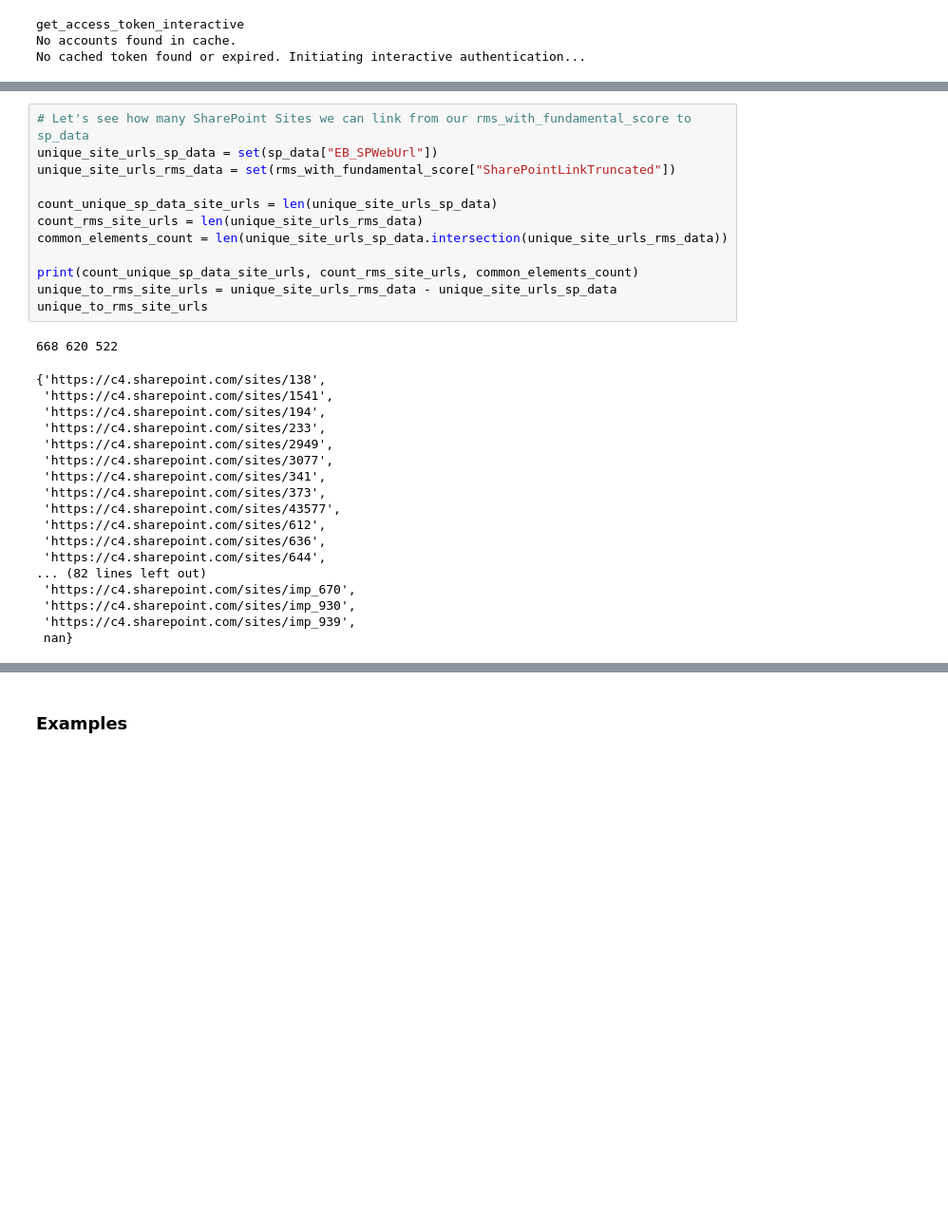
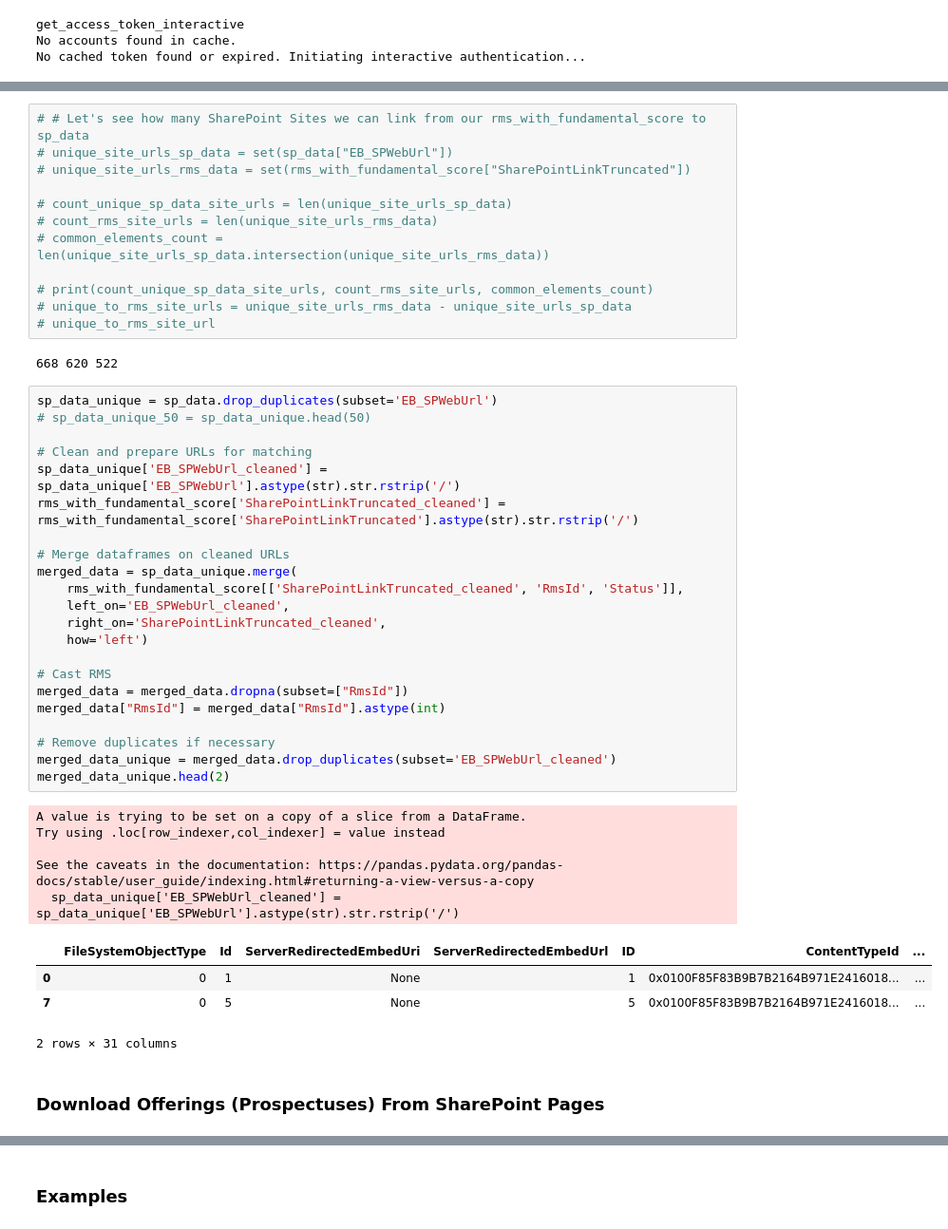
Before and after one commit to pierrehogenhaug/mester, a Jupyter notebook: testings.ipynb, the cells around one changed output, grey strips where cells are left out. Shown: that part at 95% size. Cells and saved outputs as stored; diff of their text form; blank space fills up the shorter version.

```diff
--- a/testings.ipynb
+++ b/testings.ipynb
@@ -394,31 +387,48 @@ rms_with_fundamental_score
 # %%
-# Let's see how many SharePoint Sites we can link from our rms_with_fundamental_score to sp_data
-unique_site_urls_sp_data = set(sp_data["EB_SPWebUrl"])
-unique_site_urls_rms_data = set(rms_with_fundamental_score["SharePointLinkTruncated"])
+# # Let's see how many SharePoint Sites we can link from our rms_with_fundamental_score to sp_data
+# unique_site_urls_sp_data = set(sp_data["EB_SPWebUrl"])
+# unique_site_urls_rms_data = set(rms_with_fundamental_score["SharePointLinkTruncated"])
 
-count_unique_sp_data_site_urls = len(unique_site_urls_sp_data)
-count_rms_site_urls = len(unique_site_urls_rms_data)
-common_elements_count = len(unique_site_urls_sp_data.intersection(unique_site_urls_rms_data))
+# count_unique_sp_data_site_urls = len(unique_site_urls_sp_data)
+# count_rms_site_urls = len(unique_site_urls_rms_data)
+# common_elements_count = len(unique_site_urls_sp_data.intersection(unique_site_urls_rms_data))
 
-print(count_unique_sp_data_site_urls, count_rms_site_urls, common_elements_count)
-unique_to_rms_site_urls = unique_site_urls_rms_data - unique_site_urls_sp_data
-unique_to_rms_site_urls
+# print(count_unique_sp_data_site_urls, count_rms_site_urls, common_elements_count)
+# unique_to_rms_site_urls = unique_site_urls_rms_data - unique_site_urls_sp_data
+# unique_to_rms_site_url
 # %% [output]
 668 620 522
-{'https://c4.sharepoint.com/sites/138',
- 'https://c4.sharepoint.com/sites/1541',
- 'https://c4.sharepoint.com/sites/194',
- 'https://c4.sharepoint.com/sites/233',
- 'https://c4.sharepoint.com/sites/2949',
- 'https://c4.sharepoint.com/sites/3077',
- 'https://c4.sharepoint.com/sites/341',
- 'https://c4.sharepoint.com/sites/373',
- 'https://c4.sharepoint.com/sites/43577',
- 'https://c4.sharepoint.com/sites/612',
- 'https://c4.sharepoint.com/sites/636',
- 'https://c4.sharepoint.com/sites/644',
-... (82 lines left out)
- 'https://c4.sharepoint.com/sites/imp_670',
- 'https://c4.sharepoint.com/sites/imp_930',
- 'https://c4.sharepoint.com/sites/imp_939',
- nan}
+# %%
+sp_data_unique = sp_data.drop_duplicates(subset='EB_SPWebUrl')
+# sp_data_unique_50 = sp_data_unique.head(50)
+
+# Clean and prepare URLs for matching
+sp_data_unique['EB_SPWebUrl_cleaned'] = sp_data_unique['EB_SPWebUrl'].astype(str).str.rstrip('/')
+rms_with_fundamental_score['SharePointLinkTruncated_cleaned'] = rms_with_fundamental_score['SharePointLinkTruncated'].astype(str).str.rstrip('/')
+
+# Merge dataframes on cleaned URLs
+merged_data = sp_data_unique.merge(
+    rms_with_fundamental_score[['SharePointLinkTruncated_cleaned', 'RmsId', 'Status']],
+    left_on='EB_SPWebUrl_cleaned',
+    right_on='SharePointLinkTruncated_cleaned',
+    how='left')
+
+# Cast RMS
+merged_data = merged_data.dropna(subset=["RmsId"])
+merged_data["RmsId"] = merged_data["RmsId"].astype(int)
+
+# Remove duplicates if necessary
+merged_data_unique = merged_data.drop_duplicates(subset='EB_SPWebUrl_cleaned')
+merged_data_unique.head(2)
+# %% [output]
+A value is trying to be set on a copy of a slice from a DataFrame.
+Try using .loc[row_indexer,col_indexer] = value instead
+
+See the caveats in the documentation: https://pandas.pydata.org/pandas-docs/stable/user_guide/indexing.html#returning-a-view-versus-a-copy
+  sp_data_unique['EB_SPWebUrl_cleaned'] = sp_data_unique['EB_SPWebUrl'].astype(str).str.rstrip('/')
+|  | FileSystemObjectType | Id | ServerRedirectedEmbedUri | ServerRedirectedEmbedUrl | ID | ContentTypeId | ... |
+| 0 | 0 | 1 | None |  | 1 | 0x0100F85F83B9B7B2164B971E2416018... | ... |
+| 7 | 0 | 5 | None |  | 5 | 0x0100F85F83B9B7B2164B971E2416018... | ... |
+2 rows × 31 columns
+# %% [markdown]
+### Download Offerings (Prospectuses) From SharePoint Pages
```
Also changed, not shown: parts of 10 cells of this notebook.
